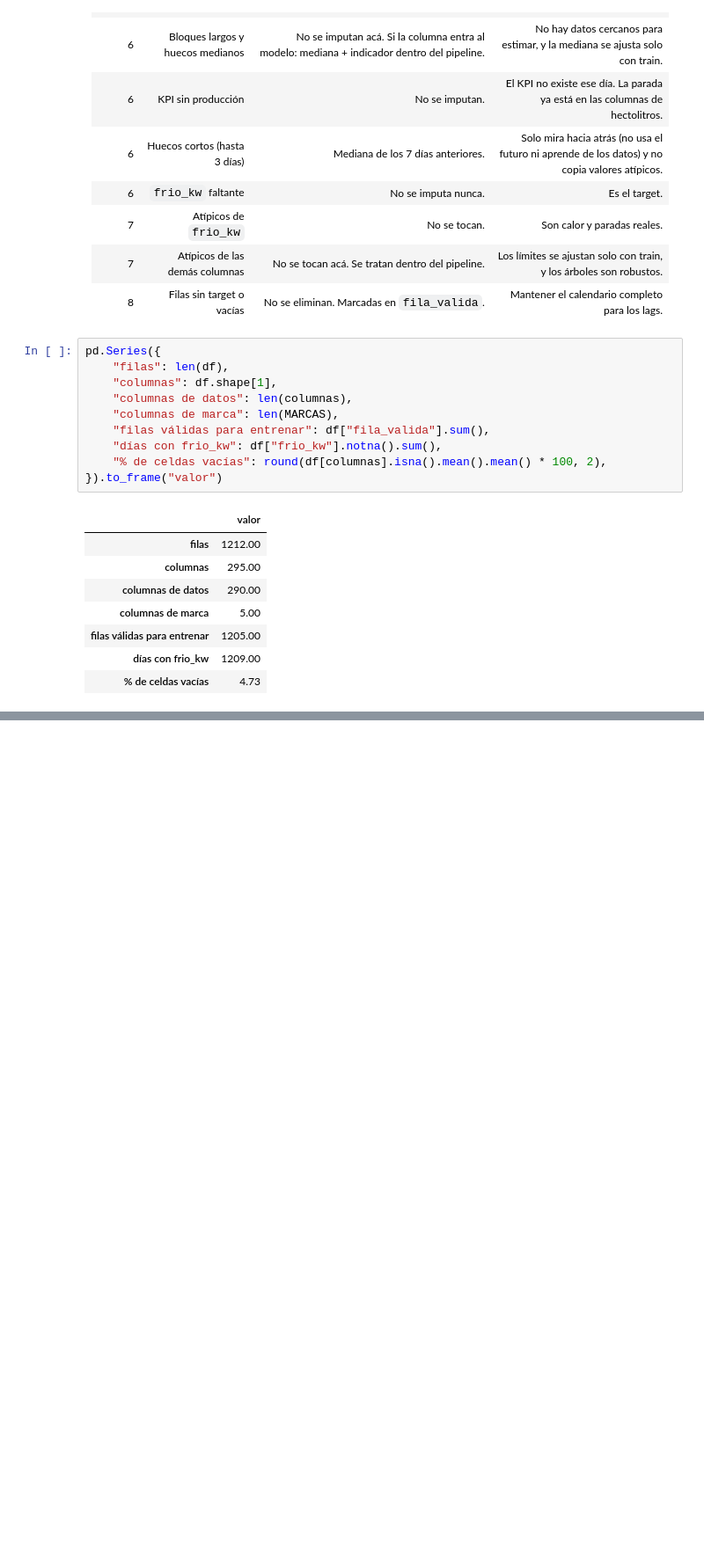
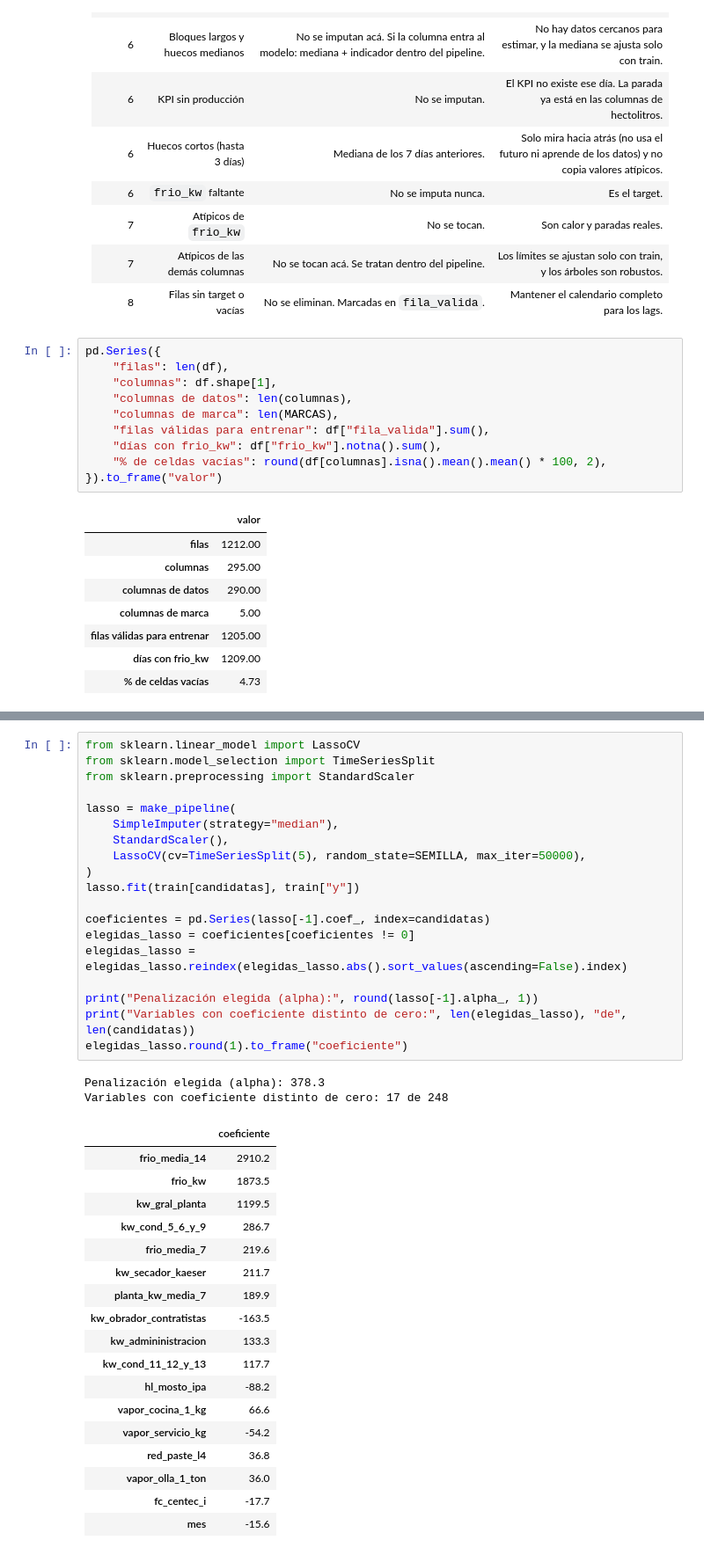
Before and after one commit to franbaudra/cervecera, a Jupyter notebook: notebooks/preprocesamiento.ipynb, the cells around one changed output, grey strips where cells are left out. Shown at 88% size. Saved outputs shown, nothing was run; the diff lists cells and outputs as text; blank space fills up the shorter version.

```diff
--- a/notebooks/preprocesamiento.ipynb
+++ b/notebooks/preprocesamiento.ipynb
@@ -1224,0 +1394,40 @@ pd.Series({
+# %%
+from sklearn.linear_model import LassoCV
+from sklearn.model_selection import TimeSeriesSplit
+from sklearn.preprocessing import StandardScaler
+
+lasso = make_pipeline(
+    SimpleImputer(strategy="median"),
+    StandardScaler(),
+    LassoCV(cv=TimeSeriesSplit(5), random_state=SEMILLA, max_iter=50000),
+)
+lasso.fit(train[candidatas], train["y"])
+
+coeficientes = pd.Series(lasso[-1].coef_, index=candidatas)
+elegidas_lasso = coeficientes[coeficientes != 0]
+elegidas_lasso = elegidas_lasso.reindex(elegidas_lasso.abs().sort_values(ascending=False).index)
+
+print("Penalización elegida (alpha):", round(lasso[-1].alpha_, 1))
+print("Variables con coeficiente distinto de cero:", len(elegidas_lasso), "de", len(candidatas))
+elegidas_lasso.round(1).to_frame("coeficiente")
+# %% [output]
+Penalización elegida (alpha): 378.3
+Variables con coeficiente distinto de cero: 17 de 248
+|  | coeficiente |
+| frio_media_14 | 2910.2 |
+| frio_kw | 1873.5 |
+| kw_gral_planta | 1199.5 |
+| kw_cond_5_6_y_9 | 286.7 |
+| frio_media_7 | 219.6 |
+| kw_secador_kaeser | 211.7 |
+| planta_kw_media_7 | 189.9 |
+| kw_obrador_contratistas | -163.5 |
+| kw_admininistracion | 133.3 |
+| kw_cond_11_12_y_13 | 117.7 |
+| hl_mosto_ipa | -88.2 |
+| vapor_cocina_1_kg | 66.6 |
+| vapor_servicio_kg | -54.2 |
+| red_paste_l4 | 36.8 |
+| vapor_olla_1_ton | 36.0 |
+| fc_centec_i | -17.7 |
+| mes | -15.6 |
```
Also changed, not shown: parts of 25 cells of this notebook, 5 other files.
